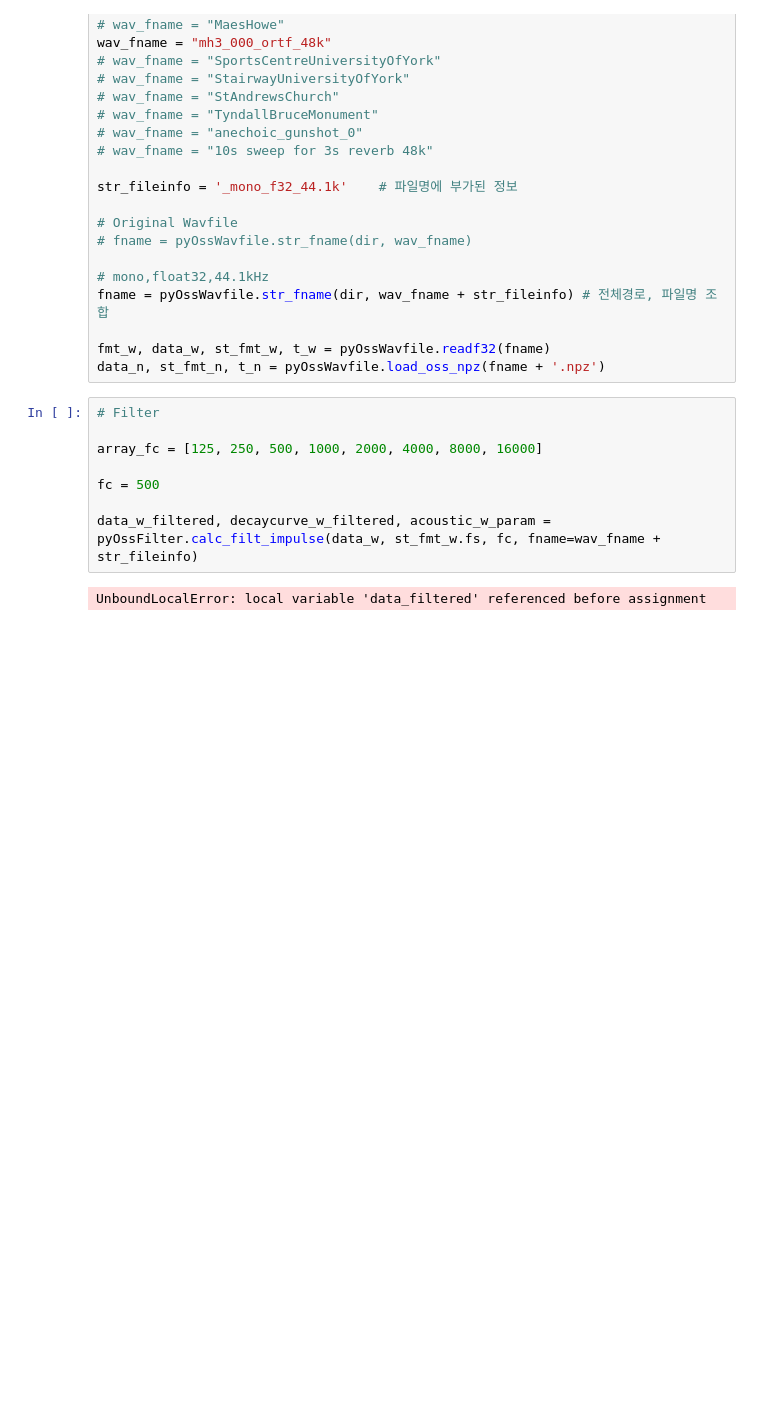
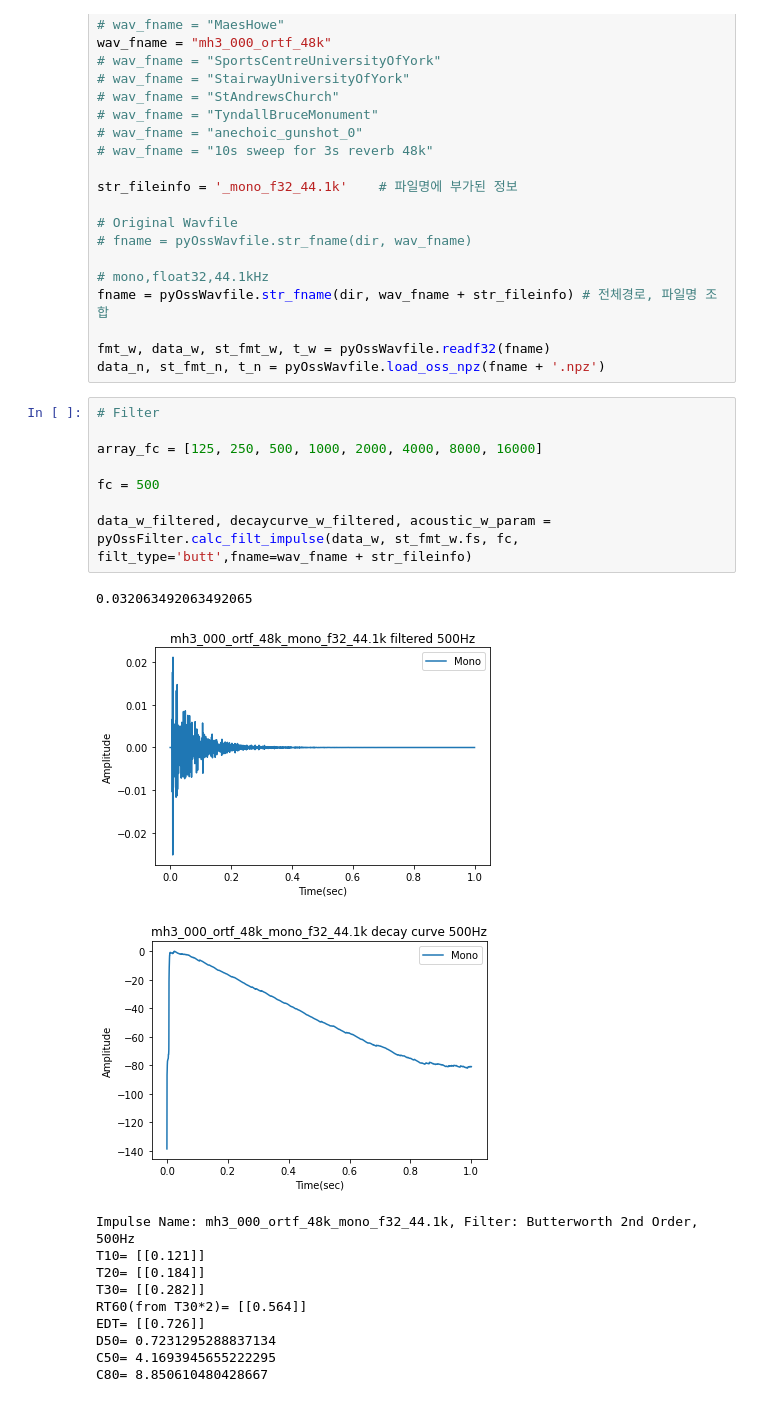
Before and after one commit to jju-sunnyside74/PyOssRoom, a Jupyter notebook: testPyRoomAcoustic.ipynb, the cells around one changed output. Saved outputs shown, nothing was run; the diff lists cells and outputs as text; blank space fills up the shorter version.

```diff
--- a/testPyRoomAcoustic.ipynb
+++ b/testPyRoomAcoustic.ipynb
@@ -52,10 +52,21 @@ data_n, st_fmt_n, t_n = pyOssWavfile.load_oss_npz(fname + '.npz')
 # %%
 # Filter
 
 array_fc = [125, 250, 500, 1000, 2000, 4000, 8000, 16000]
 
 fc = 500
 
-data_w_filtered, decaycurve_w_filtered, acoustic_w_param = pyOssFilter.calc_filt_impulse(data_w, st_fmt_w.fs, fc, fname=wav_fname + str_fileinfo)
+data_w_filtered, decaycurve_w_filtered, acoustic_w_param = pyOssFilter.calc_filt_impulse(data_w, st_fmt_w.fs, fc, filt_type='butt',fname=wav_fname + str_fileinfo)
 # %% [output]
-UnboundLocalError: local variable 'data_filtered' referenced before assignment
+0.032063492063492065
+[figure, added]
+[figure, added]
+Impulse Name: mh3_000_ortf_48k_mono_f32_44.1k, Filter: Butterworth 2nd Order, 500Hz
+T10= [[0.121]]
+T20= [[0.184]]
+T30= [[0.282]]
+RT60(from T30*2)= [[0.564]]
+EDT= [[0.726]]
+D50= 0.7231295288837134
+C50= 4.1693945655222295
+C80= 8.850610480428667
```
Also changed, not shown: 2 other files.
